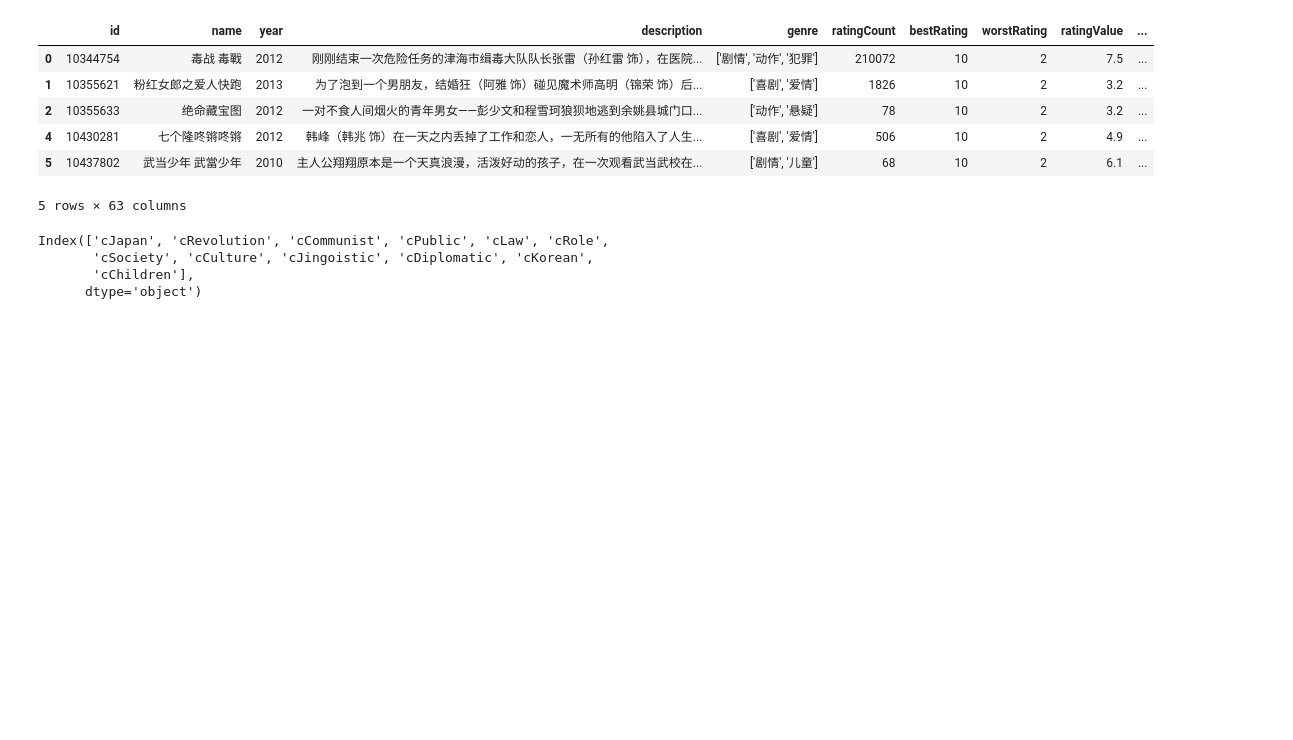
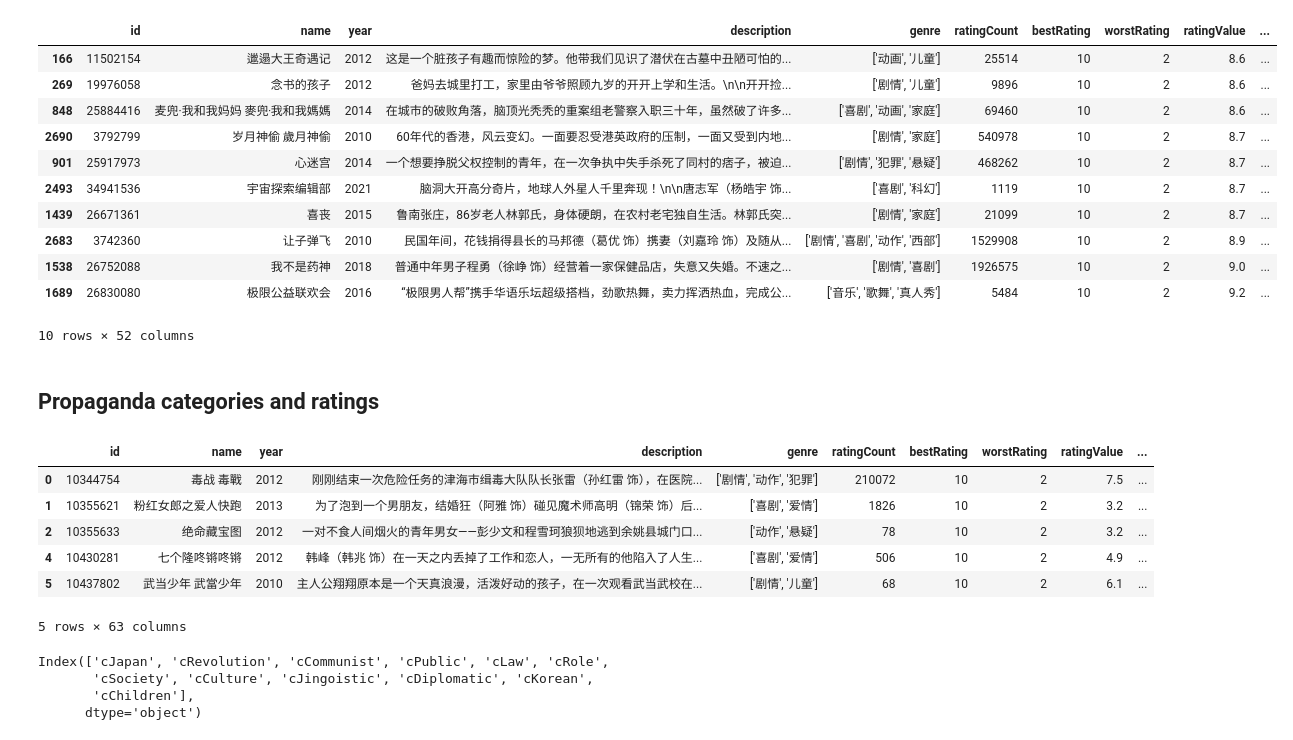
Before and after one commit to contrasting/jingo, a Jupyter notebook: Appendix Charts and Stats.ipynb, the cells around one changed output. Drawn from its saved outputs; the diff is of its cells as text; code cells hidden in the pictures; blank space fills up the shorter version.

```diff
--- a/Appendix Charts and Graphs.ipynb
+++ b/Appendix Charts and Stats.ipynb
@@ -7,3 +33,20 @@ plt.rcParams['figure.figsize'] = (16, 9)
+# %%
+movies.sort_values("ratingValue").tail(10)
+# %% [output]
+|  | id | name | year | description | genre | ratingCount | bestRating | worstRating | ratingValue | ... |
+| 166 | 11502154 | 邋遢大王奇遇记 | 2012 | 这是一个脏孩子有趣而惊险的梦。他带我们见识了潜伏在古墓中丑陋可怕的... | ['动画', '儿童'] | 25514 | 10 | 2 | 8.6 | ... |
+| 269 | 19976058 | 念书的孩子 | 2012 | 爸妈去城里打工，家里由爷爷照顾九岁的开开上学和生活。\n\n开开捡... | ['剧情', '儿童'] | 9896 | 10 | 2 | 8.6 | ... |
+| 848 | 25884416 | 麦兜·我和我妈妈 麥兜‧我和我媽媽 | 2014 | 在城市的破败角落，脑顶光秃秃的重案组老警察入职三十年，虽然破了许多... | ['喜剧', '动画', '家庭'] | 69460 | 10 | 2 | 8.6 | ... |
+| 2690 | 3792799 | 岁月神偷 歲月神偷 | 2010 | 60年代的香港，风云变幻。一面要忍受港英政府的压制，一面又受到内地... | ['剧情', '家庭'] | 540978 | 10 | 2 | 8.7 | ... |
+| 901 | 25917973 | 心迷宫 | 2014 | 一个想要挣脱父权控制的青年，在一次争执中失手杀死了同村的痞子，被迫... | ['剧情', '犯罪', '悬疑'] | 468262 | 10 | 2 | 8.7 | ... |
+| 2493 | 34941536 | 宇宙探索编辑部 | 2021 | 脑洞大开高分奇片，地球人外星人千里奔现！\n\n唐志军（杨皓宇 饰... | ['喜剧', '科幻'] | 1119 | 10 | 2 | 8.7 | ... |
+| 1439 | 26671361 | 喜丧 | 2015 | 鲁南张庄，86岁老人林郭氏，身体硬朗，在农村老宅独自生活。林郭氏突... | ['剧情', '家庭'] | 21099 | 10 | 2 | 8.7 | ... |
+| 2683 | 3742360 | 让子弹飞 | 2010 | 民国年间，花钱捐得县长的马邦德（葛优 饰）携妻（刘嘉玲 饰）及随从... | ['剧情', '喜剧', '动作', '西部'] | 1529908 | 10 | 2 | 8.9 | ... |
+| 1538 | 26752088 | 我不是药神 | 2018 | 普通中年男子程勇（徐峥 饰）经营着一家保健品店，失意又失婚。不速之... | ['剧情', '喜剧'] | 1926575 | 10 | 2 | 9.0 | ... |
+| 1689 | 26830080 | 极限公益联欢会 | 2016 | “极限男人帮”携手华语乐坛超级搭档，劲歌热舞，卖力挥洒热血，完成公... | ['音乐', '歌舞', '真人秀'] | 5484 | 10 | 2 | 9.2 | ... |
+10 rows × 52 columns
+# %% [markdown]
+## Propaganda categories and ratings
 # %%
 movies_cat = pd.read_csv("./data/movies_cat_df.csv", index_col=0)
 movies_cat.head()
```
Also changed, not shown: parts of 8 cells of this notebook, 1 other file.
